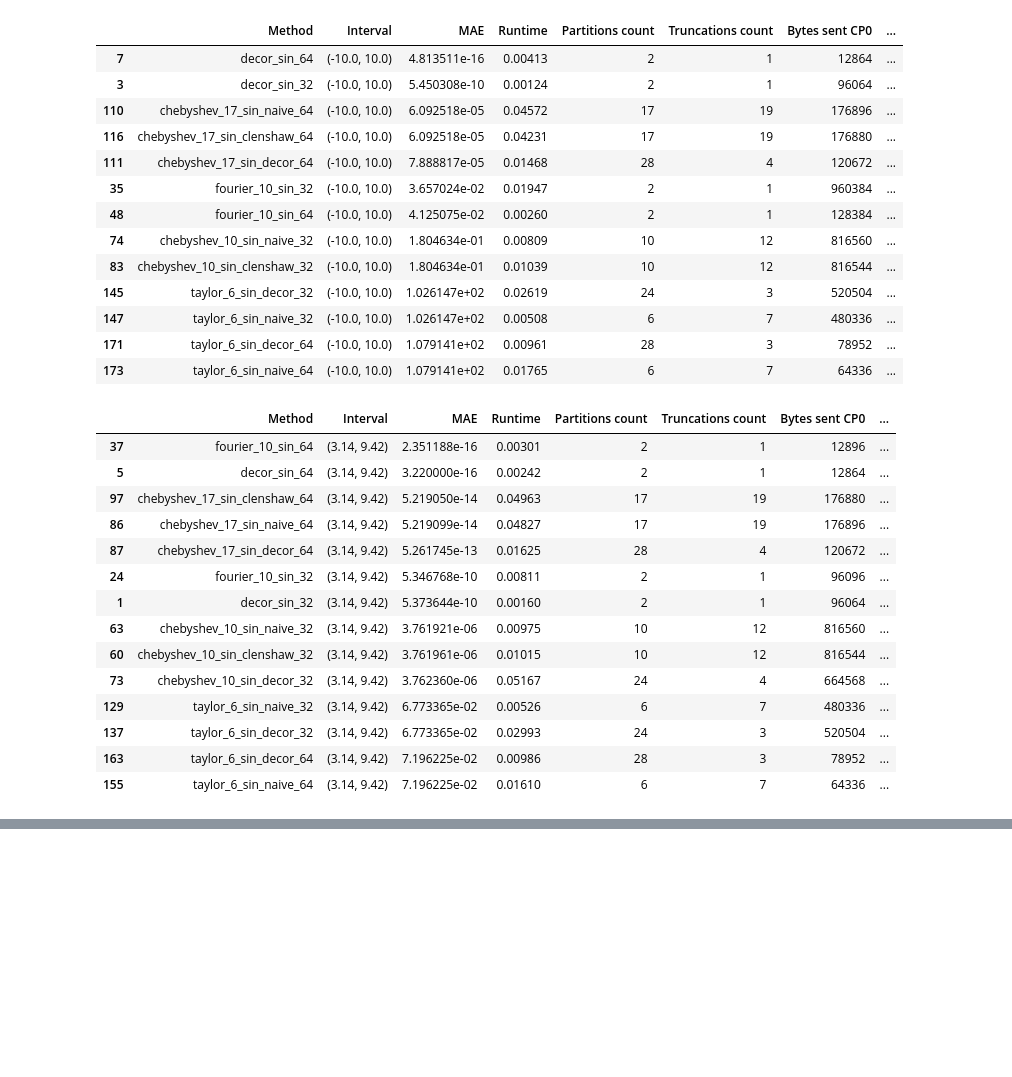
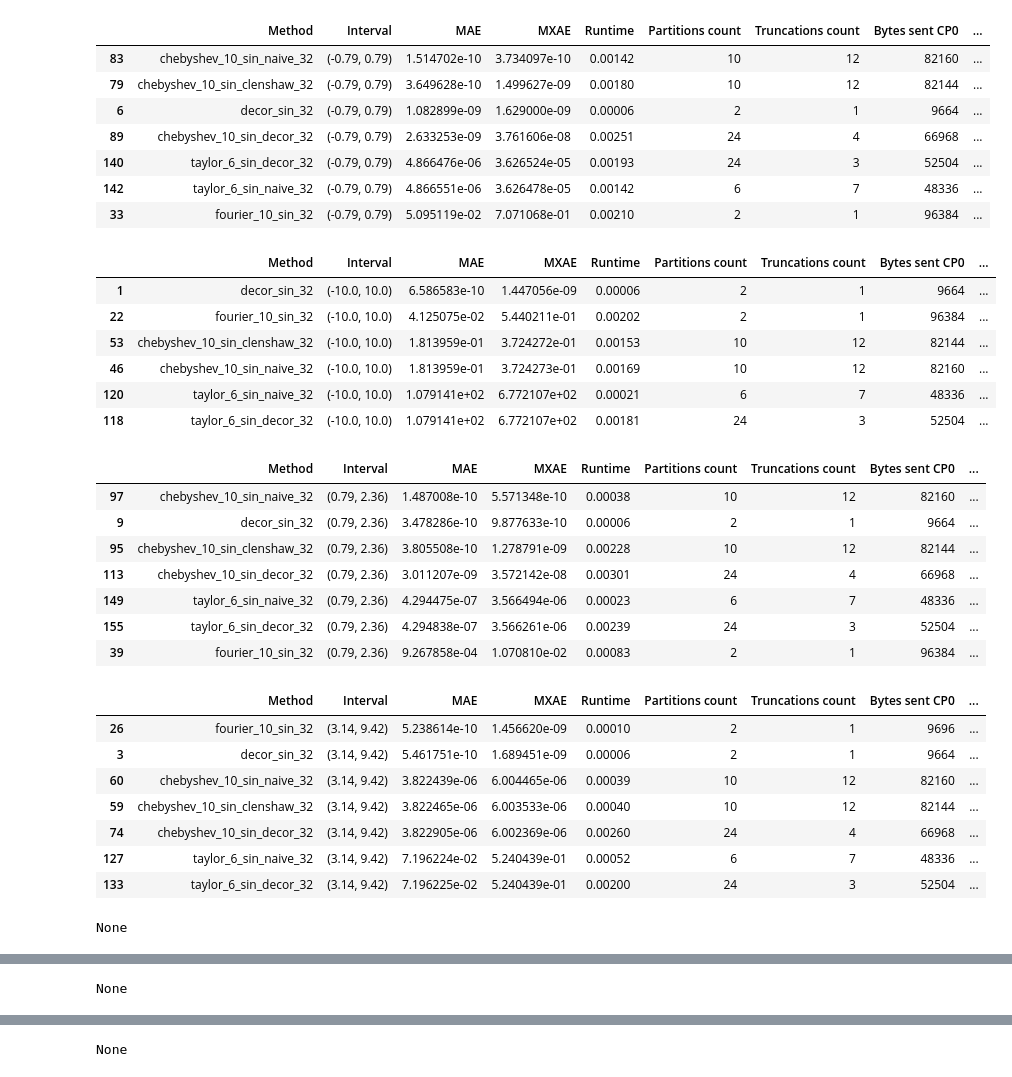
Before and after one commit to hcholab/decor, a Jupyter notebook: plots.ipynb, the cells around one changed output, grey strips where cells are left out. Saved outputs shown, nothing was run; the diff lists cells and outputs as text; code cells hidden in the pictures; blank space fills up the shorter version.

Commit message:
Decor trig merged; Hyperbolic methods implemented

```diff
--- a/plots.ipynb
+++ b/plots.ipynb
@@ -16,6 +16,9 @@ def plot(title, label, x, result, expected):
 
 def mae(result, expected):
     return np.mean(np.abs(np.array(result) - np.array(expected)))
+
+def mxae(result, expected):
+    return np.max(np.abs(np.array(result) - np.array(expected)))
 # %%
 """ Core methods """
 
@@ -31,14 +34,15 @@ dump_files = [
     "taylor"
     ]
 nbit_fs = [32, 64]
-intervals_count = 2
+intervals_count = 4
 cps = [0, 1]
-exclude = []
+exclude = ["sinh", "cosh", "tanh"]
 
 df_data = {
     'Method': [],
     'Interval': [],
     'MAE': [],
+    'MXAE': [],
     'Runtime': [],
     'Partitions count': [],
     'Truncations count': []
@@ -83,6 +87,7 @@ for dump_file in dump_files:
                                 df_data['Method'].append(f"{k}_{nbit_f}")
                                 df_data['Interval'].append(interval)
                                 df_data['MAE'].append(mae(v, expected))
+                                df_data['MXAE'].append(mxae(v, expected))
 
                                 df_data['Runtime'].append(runtime)
                                 df_data['Partitions count'].append(partitions_count)
@@ -102,34 +125,43 @@ def by_interval(df):
     for interval, group in df.groupby('Interval'):
         display(group)
 # %%
-by_interval(df[df['Method'].str.contains('sin')].sort_values(by='MAE'))
+display_methods = [
+    "sin_", "cos_", "tan_", "cot", "exp",
+    "sigmoid", "sinh", "cosh", "tanh",
+    "sqrt", "log", "mul_inv", "polynomial"]
+
+for method in display_methods:
+    display(by_interval(df[df['Method'].str.contains(method)].sort_values(by='MAE')))
 # %% [output]
-|  | Method | Interval | MAE | Runtime | Partitions count | Truncations count | Bytes sent CP0 | ... |
-| 7 | decor_sin_64 | (-10.0, 10.0) | 4.813511e-16 | 0.00413 | 2 | 1 | 12864 | ... |
-| 3 | decor_sin_32 | (-10.0, 10.0) | 5.450308e-10 | 0.00124 | 2 | 1 | 96064 | ... |
-| 110 | chebyshev_17_sin_naive_64 | (-10.0, 10.0) | 6.092518e-05 | 0.04572 | 17 | 19 | 176896 | ... |
-| 116 | chebyshev_17_sin_clenshaw_64 | (-10.0, 10.0) | 6.092518e-05 | 0.04231 | 17 | 19 | 176880 | ... |
-| 111 | chebyshev_17_sin_decor_64 | (-10.0, 10.0) | 7.888817e-05 | 0.01468 | 28 | 4 | 120672 | ... |
-| 35 | fourier_10_sin_32 | (-10.0, 10.0) | 3.657024e-02 | 0.01947 | 2 | 1 | 960384 | ... |
-| 48 | fourier_10_sin_64 | (-10.0, 10.0) | 4.125075e-02 | 0.00260 | 2 | 1 | 128384 | ... |
-| 74 | chebyshev_10_sin_naive_32 | (-10.0, 10.0) | 1.804634e-01 | 0.00809 | 10 | 12 | 816560 | ... |
-| 83 | chebyshev_10_sin_clenshaw_32 | (-10.0, 10.0) | 1.804634e-01 | 0.01039 | 10 | 12 | 816544 | ... |
-| 145 | taylor_6_sin_decor_32 | (-10.0, 10.0) | 1.026147e+02 | 0.02619 | 24 | 3 | 520504 | ... |
-| 147 | taylor_6_sin_naive_32 | (-10.0, 10.0) | 1.026147e+02 | 0.00508 | 6 | 7 | 480336 | ... |
-| 171 | taylor_6_sin_decor_64 | (-10.0, 10.0) | 1.079141e+02 | 0.00961 | 28 | 3 | 78952 | ... |
-| 173 | taylor_6_sin_naive_64 | (-10.0, 10.0) | 1.079141e+02 | 0.01765 | 6 | 7 | 64336 | ... |
+|  | Method | Interval | MAE | MXAE | Runtime | Partitions count | Truncations count | Bytes sent CP0 | ... |
+| 83 | chebyshev_10_sin_naive_32 | (-0.79, 0.79) | 1.514702e-10 | 3.734097e-10 | 0.00142 | 10 | 12 | 82160 | ... |
+| 79 | chebyshev_10_sin_clenshaw_32 | (-0.79, 0.79) | 3.649628e-10 | 1.499627e-09 | 0.00180 | 10 | 12 | 82144 | ... |
+| 6 | decor_sin_32 | (-0.79, 0.79) | 1.082899e-09 | 1.629000e-09 | 0.00006 | 2 | 1 | 9664 | ... |
+| 89 | chebyshev_10_sin_decor_32 | (-0.79, 0.79) | 2.633253e-09 | 3.761606e-08 | 0.00251 | 24 | 4 | 66968 | ... |
+| 140 | taylor_6_sin_decor_32 | (-0.79, 0.79) | 4.866476e-06 | 3.626524e-05 | 0.00193 | 24 | 3 | 52504 | ... |
+| 142 | taylor_6_sin_naive_32 | (-0.79, 0.79) | 4.866551e-06 | 3.626478e-05 | 0.00142 | 6 | 7 | 48336 | ... |
+| 33 | fourier_10_sin_32 | (-0.79, 0.79) | 5.095119e-02 | 7.071068e-01 | 0.00210 | 2 | 1 | 96384 | ... |
-|  | Method | Interval | MAE | Runtime | Partitions count | Truncations count | Bytes sent CP0 | ... |
-| 37 | fourier_10_sin_64 | (3.14, 9.42) | 2.351188e-16 | 0.00301 | 2 | 1 | 12896 | ... |
-| 5 | decor_sin_64 | (3.14, 9.42) | 3.220000e-16 | 0.00242 | 2 | 1 | 12864 | ... |
-| 97 | chebyshev_17_sin_clenshaw_64 | (3.14, 9.42) | 5.219050e-14 | 0.04963 | 17 | 19 | 176880 | ... |
-| 86 | chebyshev_17_sin_naive_64 | (3.14, 9.42) | 5.219099e-14 | 0.04827 | 17 | 19 | 176896 | ... |
-| 87 | chebyshev_17_sin_decor_64 | (3.14, 9.42) | 5.261745e-13 | 0.01625 | 28 | 4 | 120672 | ... |
-| 24 | fourier_10_sin_32 | (3.14, 9.42) | 5.346768e-10 | 0.00811 | 2 | 1 | 96096 | ... |
-| 1 | decor_sin_32 | (3.14, 9.42) | 5.373644e-10 | 0.00160 | 2 | 1 | 96064 | ... |
-| 63 | chebyshev_10_sin_naive_32 | (3.14, 9.42) | 3.761921e-06 | 0.00975 | 10 | 12 | 816560 | ... |
-| 60 | chebyshev_10_sin_clenshaw_32 | (3.14, 9.42) | 3.761961e-06 | 0.01015 | 10 | 12 | 816544 | ... |
-| 73 | chebyshev_10_sin_decor_32 | (3.14, 9.42) | 3.762360e-06 | 0.05167 | 24 | 4 | 664568 | ... |
-| 129 | taylor_6_sin_naive_32 | (3.14, 9.42) | 6.773365e-02 | 0.00526 | 6 | 7 | 480336 | ... |
-| 137 | taylor_6_sin_decor_32 | (3.14, 9.42) | 6.773365e-02 | 0.02993 | 24 | 3 | 520504 | ... |
-| 163 | taylor_6_sin_decor_64 | (3.14, 9.42) | 7.196225e-02 | 0.00986 | 28 | 3 | 78952 | ... |
-| 155 | taylor_6_sin_naive_64 | (3.14, 9.42) | 7.196225e-02 | 0.01610 | 6 | 7 | 64336 | ... |
+|  | Method | Interval | MAE | MXAE | Runtime | Partitions count | Truncations count | Bytes sent CP0 | ... |
+| 1 | decor_sin_32 | (-10.0, 10.0) | 6.586583e-10 | 1.447056e-09 | 0.00006 | 2 | 1 | 9664 | ... |
+| 22 | fourier_10_sin_32 | (-10.0, 10.0) | 4.125075e-02 | 5.440211e-01 | 0.00202 | 2 | 1 | 96384 | ... |
+| 53 | chebyshev_10_sin_clenshaw_32 | (-10.0, 10.0) | 1.813959e-01 | 3.724272e-01 | 0.00153 | 10 | 12 | 82144 | ... |
+| 46 | chebyshev_10_sin_naive_32 | (-10.0, 10.0) | 1.813959e-01 | 3.724273e-01 | 0.00169 | 10 | 12 | 82160 | ... |
+| 120 | taylor_6_sin_naive_32 | (-10.0, 10.0) | 1.079141e+02 | 6.772107e+02 | 0.00021 | 6 | 7 | 48336 | ... |
+| 118 | taylor_6_sin_decor_32 | (-10.0, 10.0) | 1.079141e+02 | 6.772107e+02 | 0.00181 | 24 | 3 | 52504 | ... |
+|  | Method | Interval | MAE | MXAE | Runtime | Partitions count | Truncations count | Bytes sent CP0 | ... |
+| 97 | chebyshev_10_sin_naive_32 | (0.79, 2.36) | 1.487008e-10 | 5.571348e-10 | 0.00038 | 10 | 12 | 82160 | ... |
+| 9 | decor_sin_32 | (0.79, 2.36) | 3.478286e-10 | 9.877633e-10 | 0.00006 | 2 | 1 | 9664 | ... |
+| 95 | chebyshev_10_sin_clenshaw_32 | (0.79, 2.36) | 3.805508e-10 | 1.278791e-09 | 0.00228 | 10 | 12 | 82144 | ... |
+| 113 | chebyshev_10_sin_decor_32 | (0.79, 2.36) | 3.011207e-09 | 3.572142e-08 | 0.00301 | 24 | 4 | 66968 | ... |
+| 149 | taylor_6_sin_naive_32 | (0.79, 2.36) | 4.294475e-07 | 3.566494e-06 | 0.00023 | 6 | 7 | 48336 | ... |
+| 155 | taylor_6_sin_decor_32 | (0.79, 2.36) | 4.294838e-07 | 3.566261e-06 | 0.00239 | 24 | 3 | 52504 | ... |
+| 39 | fourier_10_sin_32 | (0.79, 2.36) | 9.267858e-04 | 1.070810e-02 | 0.00083 | 2 | 1 | 96384 | ... |
+|  | Method | Interval | MAE | MXAE | Runtime | Partitions count | Truncations count | Bytes sent CP0 | ... |
+| 26 | fourier_10_sin_32 | (3.14, 9.42) | 5.238614e-10 | 1.456620e-09 | 0.00010 | 2 | 1 | 9696 | ... |
+| 3 | decor_sin_32 | (3.14, 9.42) | 5.461751e-10 | 1.689451e-09 | 0.00006 | 2 | 1 | 9664 | ... |
+| 60 | chebyshev_10_sin_naive_32 | (3.14, 9.42) | 3.822439e-06 | 6.004465e-06 | 0.00039 | 10 | 12 | 82160 | ... |
+| 59 | chebyshev_10_sin_clenshaw_32 | (3.14, 9.42) | 3.822465e-06 | 6.003533e-06 | 0.00040 | 10 | 12 | 82144 | ... |
+| 74 | chebyshev_10_sin_decor_32 | (3.14, 9.42) | 3.822905e-06 | 6.002369e-06 | 0.00260 | 24 | 4 | 66968 | ... |
+| 127 | taylor_6_sin_naive_32 | (3.14, 9.42) | 7.196224e-02 | 5.240439e-01 | 0.00052 | 6 | 7 | 48336 | ... |
+| 133 | taylor_6_sin_decor_32 | (3.14, 9.42) | 7.196225e-02 | 5.240439e-01 | 0.00200 | 24 | 3 | 52504 | ... |
+None
@@ -135,0 +199 @@ by_interval(df[df['Method'].str.contains('sin')].sort_values(by='MAE'))
+None
@@ -135,0 +206 @@ by_interval(df[df['Method'].str.contains('sin')].sort_values(by='MAE'))
+None
```
Also changed, not shown: parts of 16 cells of this notebook, 6 other files.
